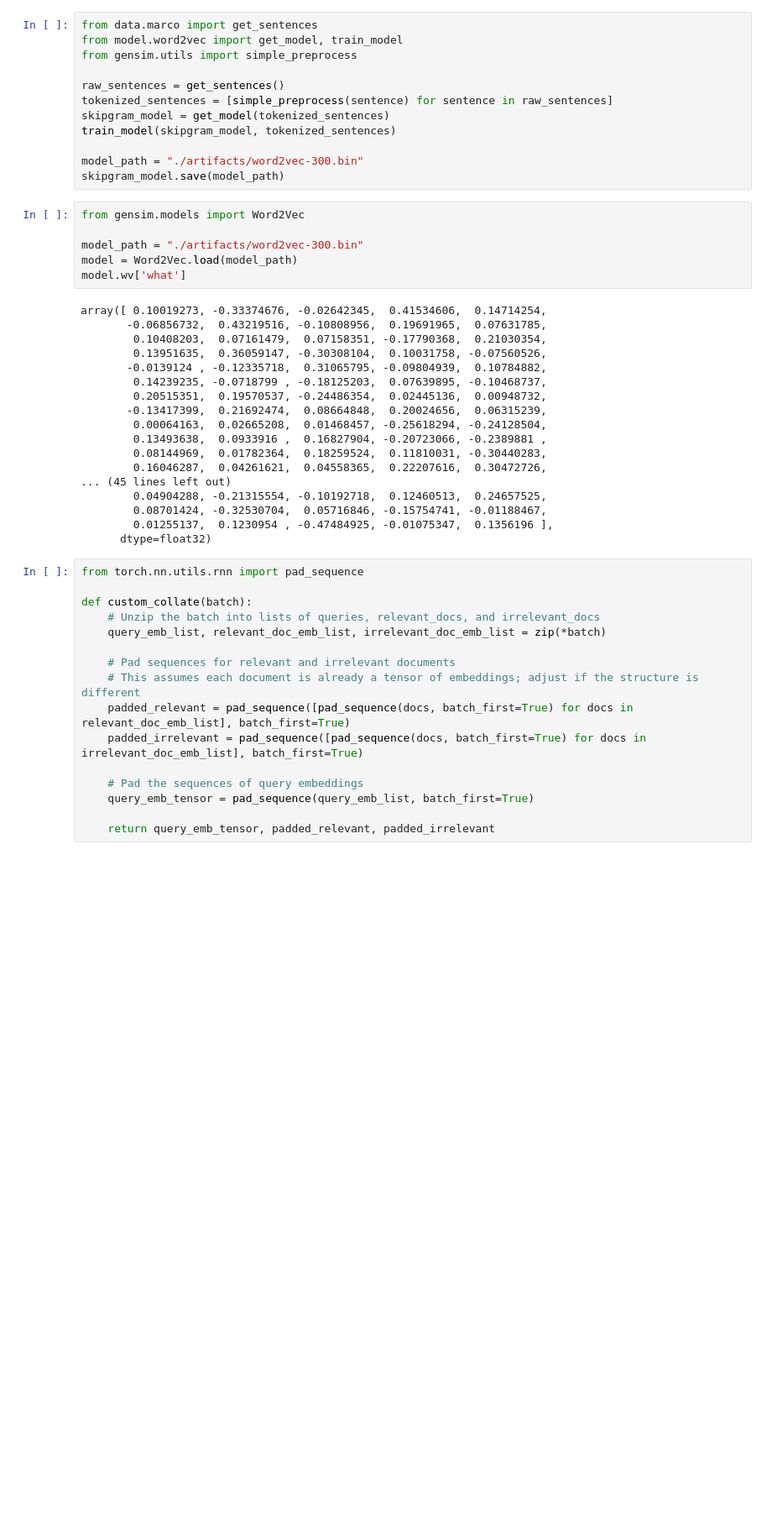
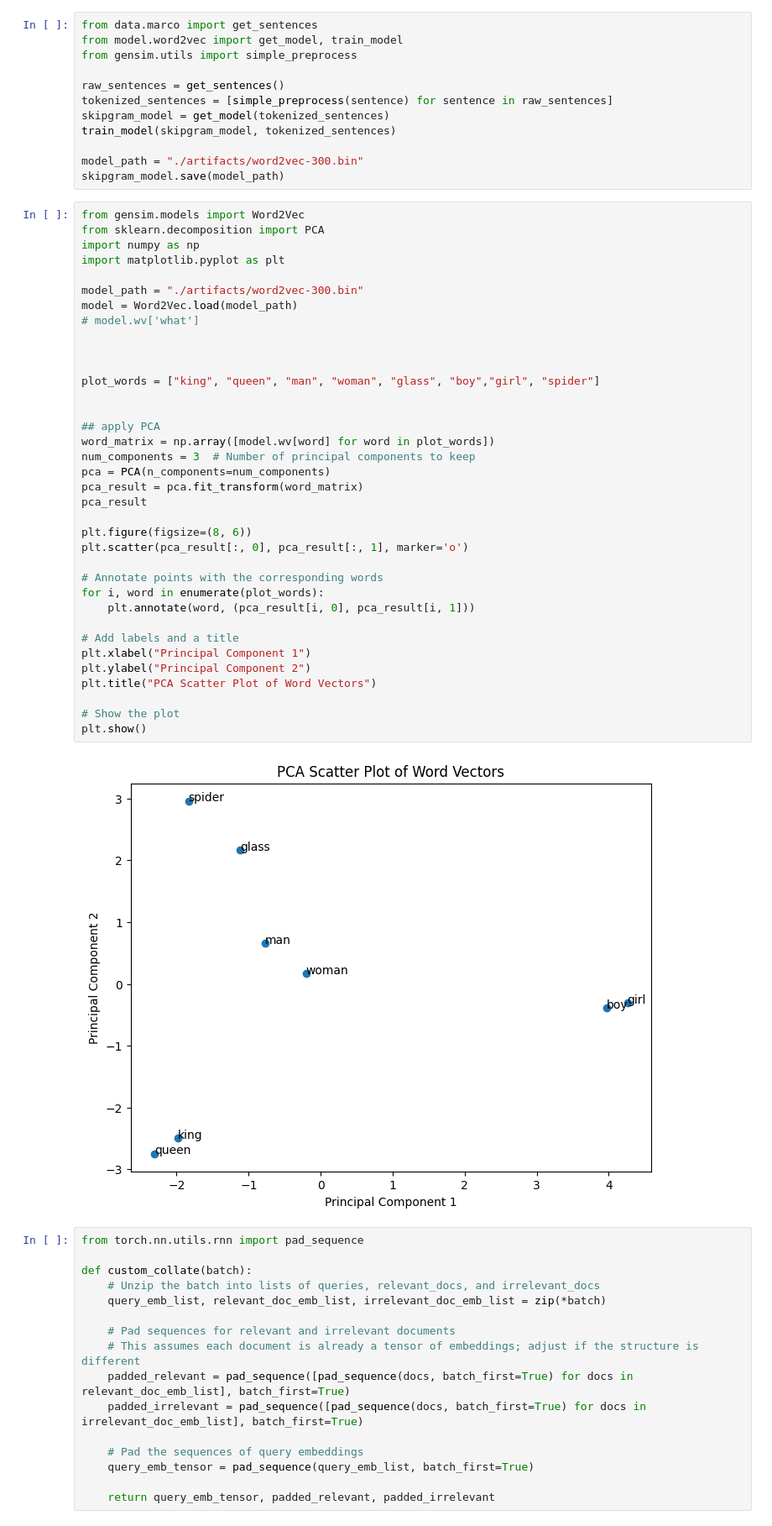
Before and after one commit to serena97/document_search, a Jupyter notebook: main.ipynb, the cells around one changed output. Shown at 84% size. Saved outputs shown, nothing was run; the diff lists cells and outputs as text; blank space fills up the shorter version.

```diff
--- a/main.ipynb
+++ b/main.ipynb
@@ -10,30 +10,44 @@ train_model(skipgram_model, tokenized_sentences)
 
 model_path = "./artifacts/word2vec-300.bin"
 skipgram_model.save(model_path)
-# %%
-from gensim.models import Word2Vec
-
-model_path = "./artifacts/word2vec-300.bin"
-model = Word2Vec.load(model_path)
-model.wv['what']
-# %% [output]
-array([ 0.10019273, -0.33374676, -0.02642345,  0.41534606,  0.14714254,
-       -0.06856732,  0.43219516, -0.10808956,  0.19691965,  0.07631785,
-        0.10408203,  0.07161479,  0.07158351, -0.17790368,  0.21030354,
-        0.13951635,  0.36059147, -0.30308104,  0.10031758, -0.07560526,
-       -0.0139124 , -0.12335718,  0.31065795, -0.09804939,  0.10784882,
-        0.14239235, -0.0718799 , -0.18125203,  0.07639895, -0.10468737,
-        0.20515351,  0.19570537, -0.24486354,  0.02445136,  0.00948732,
-       -0.13417399,  0.21692474,  0.08664848,  0.20024656,  0.06315239,
-        0.00064163,  0.02665208,  0.01468457, -0.25618294, -0.24128504,
-        0.13493638,  0.0933916 ,  0.16827904, -0.20723066, -0.2389881 ,
-        0.08144969,  0.01782364,  0.18259524,  0.11810031, -0.30440283,
-        0.16046287,  0.04261621,  0.04558365,  0.22207616,  0.30472726,
-... (45 lines left out)
-        0.04904288, -0.21315554, -0.10192718,  0.12460513,  0.24657525,
-        0.08701424, -0.32530704,  0.05716846, -0.15754741, -0.01188467,
-        0.01255137,  0.1230954 , -0.47484925, -0.01075347,  0.1356196 ],
-      dtype=float32)
+# %%
+from gensim.models import Word2Vec
+from sklearn.decomposition import PCA
+import numpy as np
+import matplotlib.pyplot as plt
+
+model_path = "./artifacts/word2vec-300.bin"
+model = Word2Vec.load(model_path)
+# model.wv['what']
+
+
+
+plot_words = ["king", "queen", "man", "woman", "glass", "boy","girl", "spider"]
+
+
+## apply PCA
+word_matrix = np.array([model.wv[word] for word in plot_words])
+num_components = 3  # Number of principal components to keep
+pca = PCA(n_components=num_components)
+pca_result = pca.fit_transform(word_matrix)
+pca_result
+
+plt.figure(figsize=(8, 6))
+plt.scatter(pca_result[:, 0], pca_result[:, 1], marker='o')
+
+# Annotate points with the corresponding words
+for i, word in enumerate(plot_words):
+    plt.annotate(word, (pca_result[i, 0], pca_result[i, 1]))
+
+# Add labels and a title
+plt.xlabel("Principal Component 1")
+plt.ylabel("Principal Component 2")
+plt.title("PCA Scatter Plot of Word Vectors")
+
+# Show the plot
+plt.show()
+# %% [output]
+[figure, added]
 # %%
 from torch.nn.utils.rnn import pad_sequence
 
```
Also changed, not shown: parts of 5 cells of this notebook, 4 other files.
